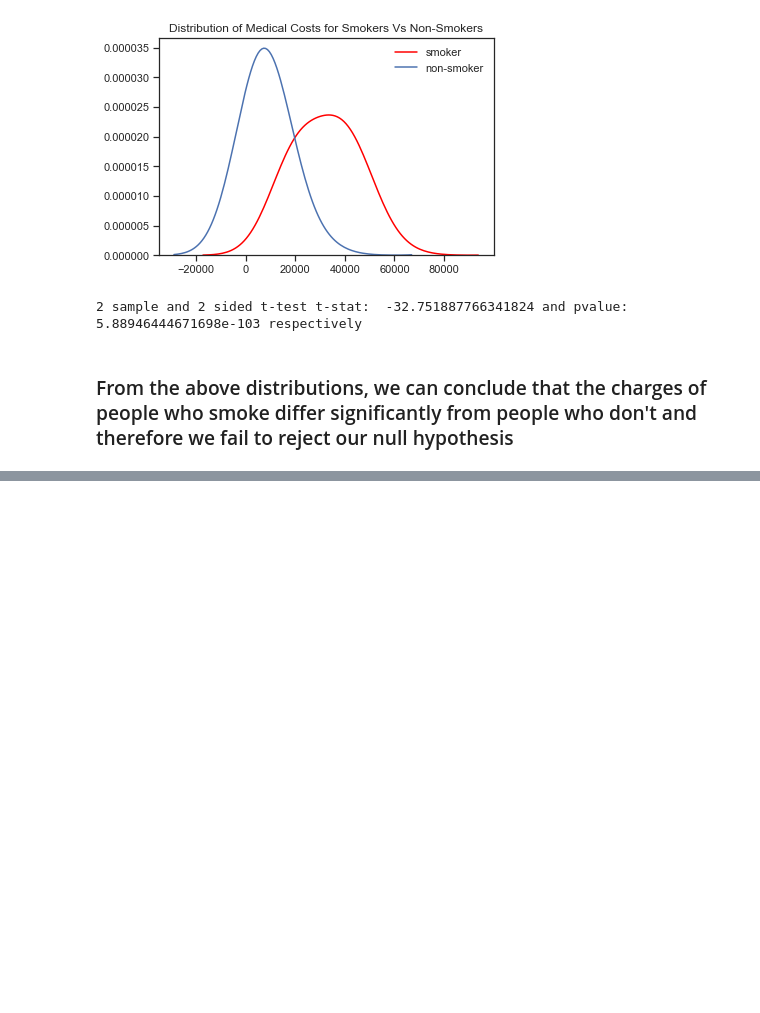
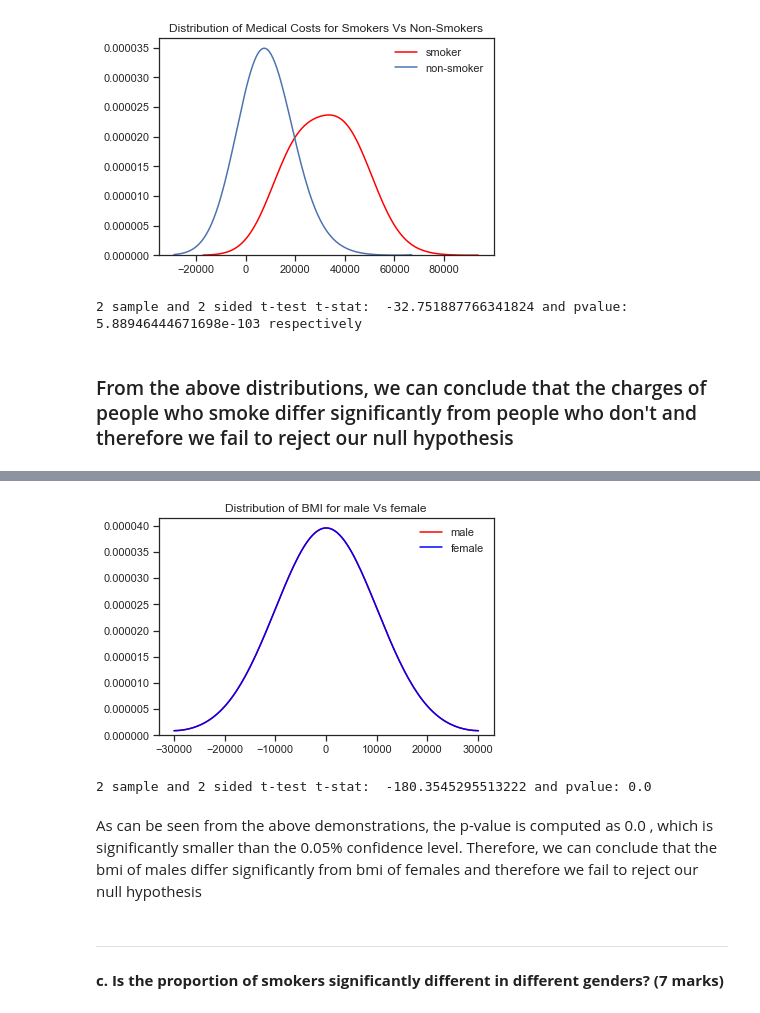
Before and after one commit to sanjaytallolli/TotalDataScience, a Jupyter notebook: Insurance Forecast Stat Mini Project.ipynb, the cells around one changed output, grey strips where cells are left out. Saved outputs shown, nothing was run; the diff lists cells and outputs as text; code cells hidden in the pictures; blank space fills up the shorter version.

```diff
--- a/Insurance Forecast Stat Mini Project.ipynb
+++ b/Insurance Forecast Stat Mini Project.ipynb
@@ -442,0 +484,19 @@ smoker_
+# %%
+plt.title('Distribution of BMI for male Vs female')
+ax = sns.kdeplot(male_['bmi'], bw=10000, label='male', color='r')
+ax = sns.kdeplot(female['bmi'], bw=10000, label='female', color='b')
+plt.show()
+# %% [output]
+[figure, added]
+# %%
+statistic, pvalue = stats.ttest_ind(data['sex'], data['bmi'], equal_var = False)
+print("2 sample and 2 sided t-test t-stat:  {} and pvalue: {} ".format(statistic,pvalue))
+# %% [output]
+2 sample and 2 sided t-test t-stat:  -180.3545295513222 and pvalue: 0.0
+# %% [markdown]
+
+As can be seen from the above demonstrations, the p-value is computed as 0.0 , which is significantly smaller than the 0.05% confidence level. Therefore, we can conclude that the bmi of males differ significantly from bmi of females and therefore we fail to reject our null hypothesis
+# %% [markdown]
+---
+# %% [markdown]
+**c. Is the proportion of smokers significantly different in different genders? (7 marks)**
```
Also changed, not shown: parts of 38 cells of this notebook.
